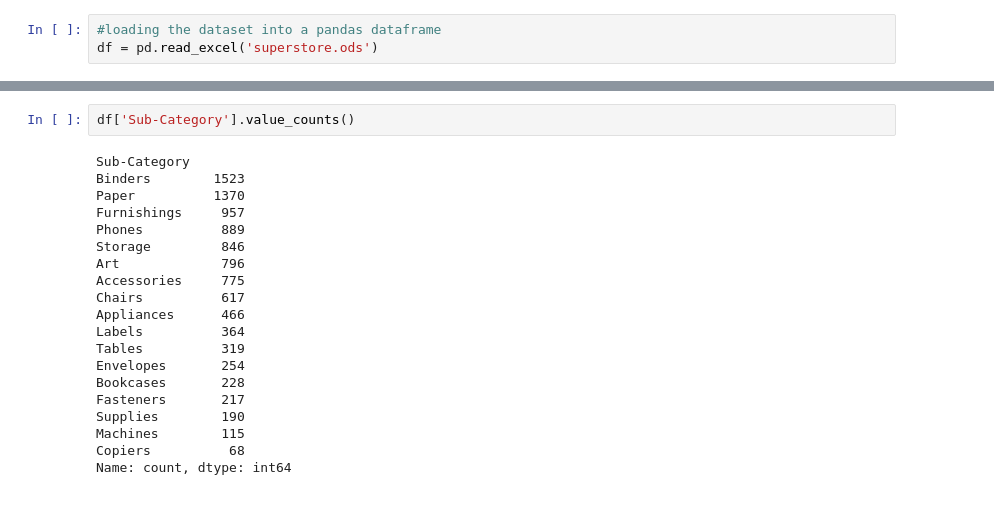
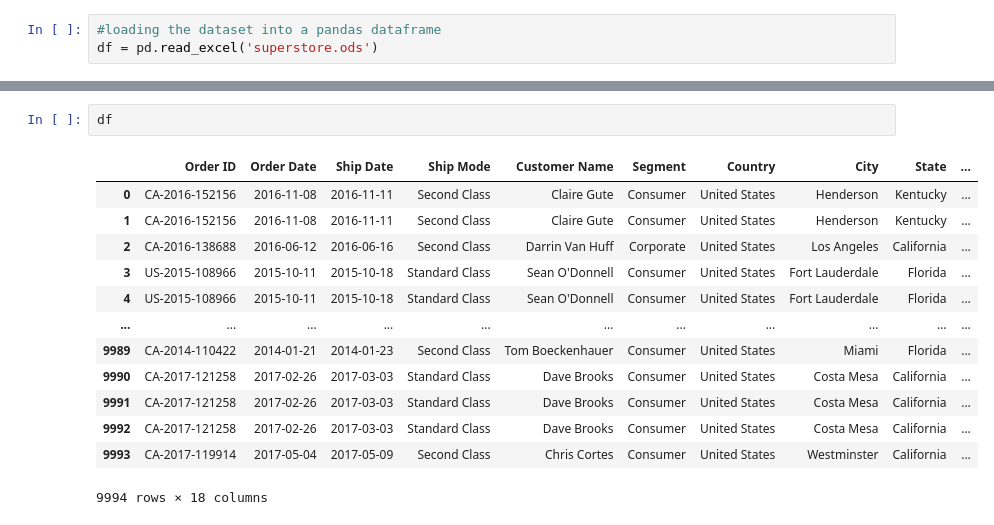
Before and after one commit to Murega14/Superstore, a Jupyter notebook: superstore.ipynb, the cells around one changed output, grey strips where cells are left out. Drawn from its saved outputs; the diff is of its cells as text.

```diff
--- a/superstore.ipynb
+++ b/superstore.ipynb
@@ -222,22 +140,16 @@ plt.show()
-# %%
-df['Sub-Category'].value_counts()
-# %% [output]
-Sub-Category
-Binders        1523
-Paper          1370
-Furnishings     957
-Phones          889
-Storage         846
-Art             796
-Accessories     775
-Chairs          617
-Appliances      466
-Labels          364
-Tables          319
-Envelopes       254
-Bookcases       228
-Fasteners       217
-Supplies        190
-Machines        115
-Copiers          68
-Name: count, dtype: int64
+# %%
+df
+# %% [output]
+|  | Order ID | Order Date | Ship Date | Ship Mode | Customer Name | Segment | Country | City | State | ... |
+| 0 | CA-2016-152156 | 2016-11-08 | 2016-11-11 | Second Class | Claire Gute | Consumer | United States | Henderson | Kentucky | ... |
+| 1 | CA-2016-152156 | 2016-11-08 | 2016-11-11 | Second Class | Claire Gute | Consumer | United States | Henderson | Kentucky | ... |
+| 2 | CA-2016-138688 | 2016-06-12 | 2016-06-16 | Second Class | Darrin Van Huff | Corporate | United States | Los Angeles | California | ... |
+| 3 | US-2015-108966 | 2015-10-11 | 2015-10-18 | Standard Class | Sean O'Donnell | Consumer | United States | Fort Lauderdale | Florida | ... |
+| 4 | US-2015-108966 | 2015-10-11 | 2015-10-18 | Standard Class | Sean O'Donnell | Consumer | United States | Fort Lauderdale | Florida | ... |
+| ... | ... | ... | ... | ... | ... | ... | ... | ... | ... | ... |
+| 9989 | CA-2014-110422 | 2014-01-21 | 2014-01-23 | Second Class | Tom Boeckenhauer | Consumer | United States | Miami | Florida | ... |
+| 9990 | CA-2017-121258 | 2017-02-26 | 2017-03-03 | Standard Class | Dave Brooks | Consumer | United States | Costa Mesa | California | ... |
+| 9991 | CA-2017-121258 | 2017-02-26 | 2017-03-03 | Standard Class | Dave Brooks | Consumer | United States | Costa Mesa | California | ... |
+| 9992 | CA-2017-121258 | 2017-02-26 | 2017-03-03 | Standard Class | Dave Brooks | Consumer | United States | Costa Mesa | California | ... |
+| 9993 | CA-2017-119914 | 2017-05-04 | 2017-05-09 | Second Class | Chris Cortes | Consumer | United States | Westminster | California | ... |
+9994 rows × 18 columns
```
Also changed, not shown: parts of 31 cells of this notebook.
